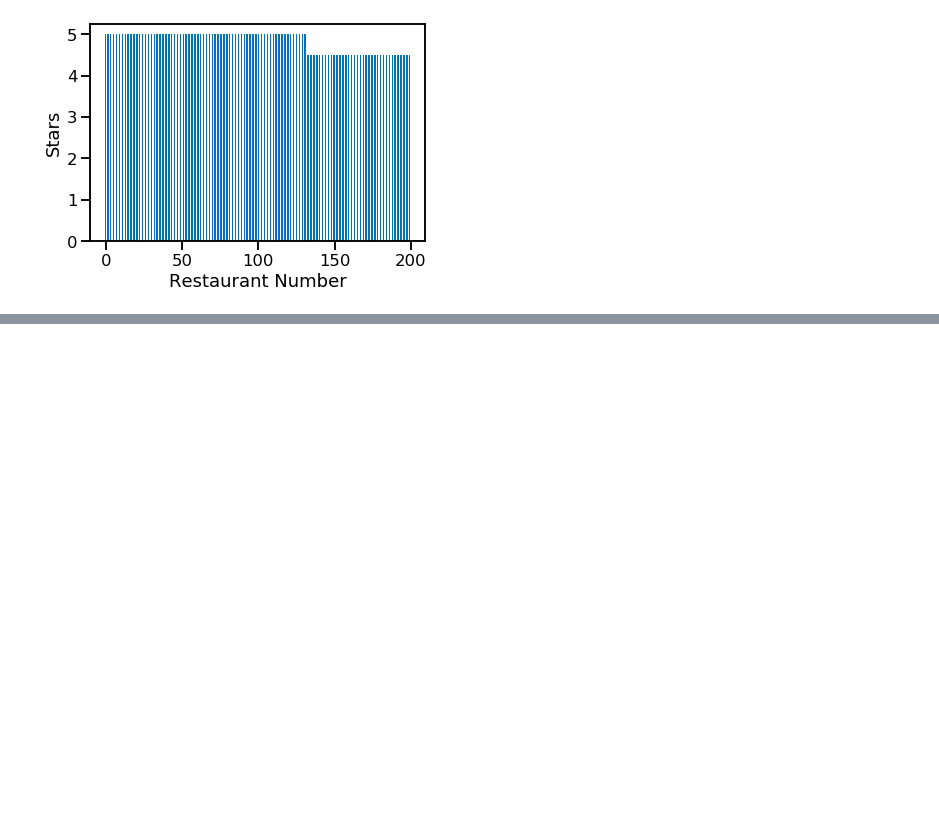
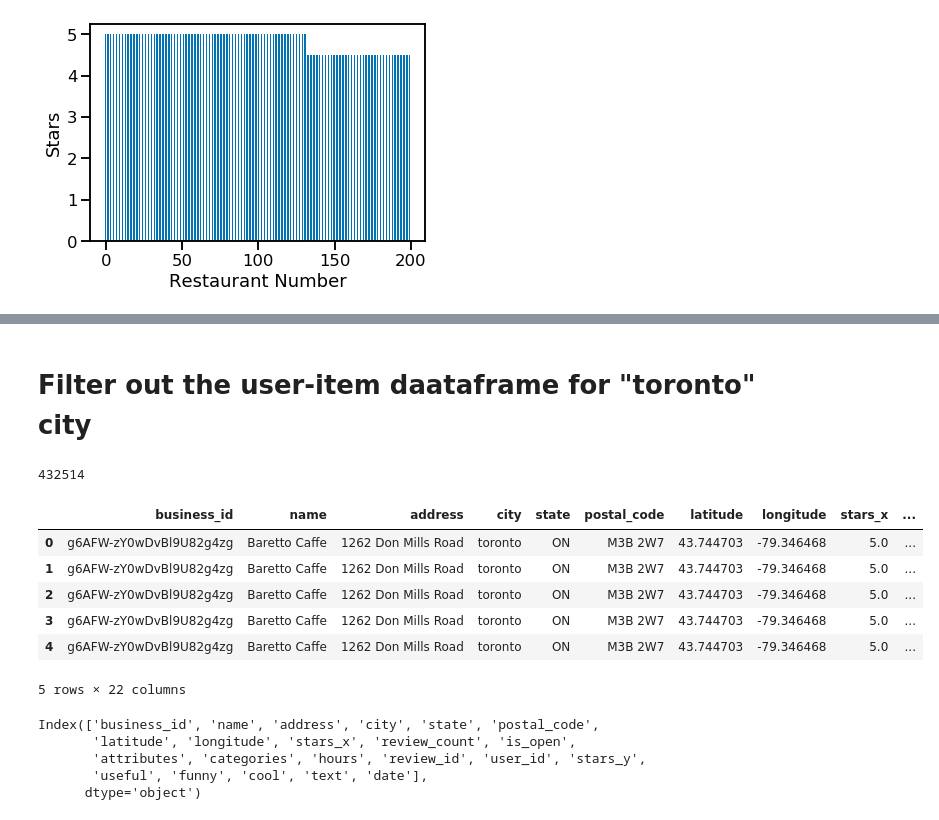
Before and after one commit to akhilesh-somani/Restaurant_Recommendation_System, a Jupyter notebook: Akhilesh.ipynb, the cells around one changed output, grey strips where cells are left out. Saved outputs shown, nothing was run; the diff lists cells and outputs as text; code cells hidden in the pictures; blank space fills up the shorter version.

```diff
--- a/Akhilesh.ipynb
+++ b/Akhilesh.ipynb
@@ -265,0 +290,26 @@ plt.show()
+# %% [markdown]
+# Filter out the user-item daataframe for "toronto" city
+# %%
+toronto_user_item_df = pd.merge(toronto_restuarants_sorted, review_df, how = 'inner', on = 'business_id')
+# %%
+len(toronto_user_item_df)
+# %% [output]
+432514
+# %%
+toronto_user_item_df.head()
+# %% [output]
+|  | business_id | name | address | city | state | postal_code | latitude | longitude | stars_x | ... |
+| 0 | g6AFW-zY0wDvBl9U82g4zg | Baretto Caffe | 1262 Don Mills Road | toronto | ON | M3B 2W7 | 43.744703 | -79.346468 | 5.0 | ... |
+| 1 | g6AFW-zY0wDvBl9U82g4zg | Baretto Caffe | 1262 Don Mills Road | toronto | ON | M3B 2W7 | 43.744703 | -79.346468 | 5.0 | ... |
+| 2 | g6AFW-zY0wDvBl9U82g4zg | Baretto Caffe | 1262 Don Mills Road | toronto | ON | M3B 2W7 | 43.744703 | -79.346468 | 5.0 | ... |
+| 3 | g6AFW-zY0wDvBl9U82g4zg | Baretto Caffe | 1262 Don Mills Road | toronto | ON | M3B 2W7 | 43.744703 | -79.346468 | 5.0 | ... |
+| 4 | g6AFW-zY0wDvBl9U82g4zg | Baretto Caffe | 1262 Don Mills Road | toronto | ON | M3B 2W7 | 43.744703 | -79.346468 | 5.0 | ... |
+5 rows × 22 columns
+# %%
+toronto_user_item_df.columns
+# %% [output]
+Index(['business_id', 'name', 'address', 'city', 'state', 'postal_code',
+       'latitude', 'longitude', 'stars_x', 'review_count', 'is_open',
+       'attributes', 'categories', 'hours', 'review_id', 'user_id', 'stars_y',
+       'useful', 'funny', 'cool', 'text', 'date'],
+      dtype='object')
```
Also changed, not shown: parts of 12 cells of this notebook.
